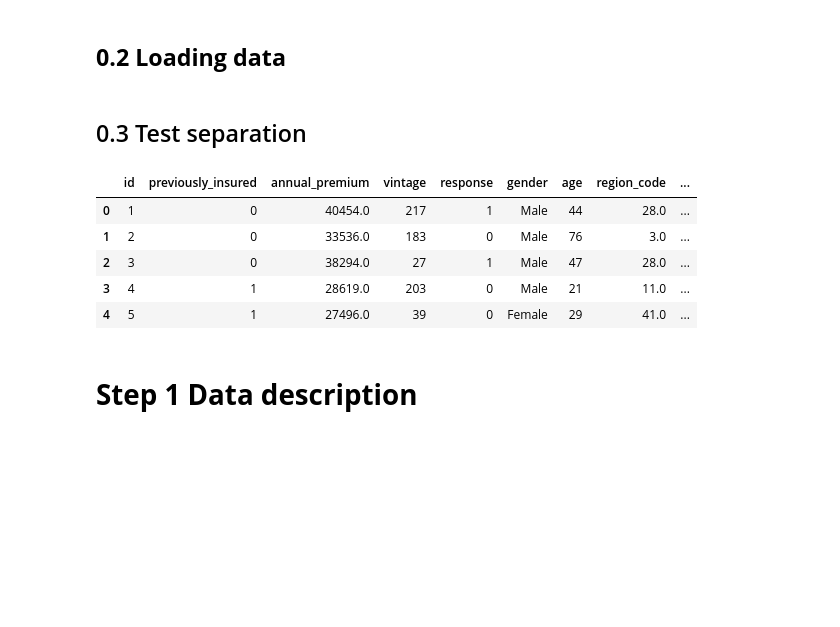
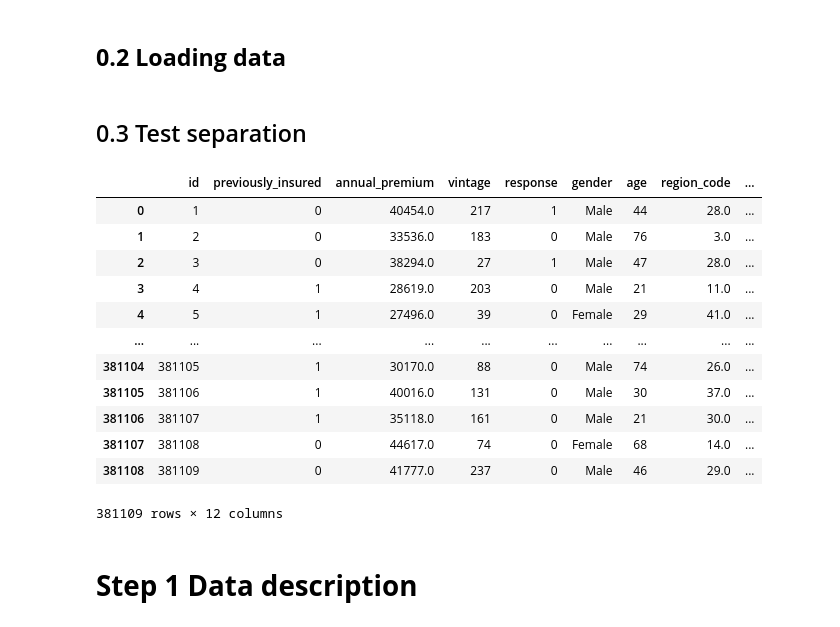
Before and after one commit to Eduardo-95-DS/Car-Insurance-Interest, a Jupyter notebook: notebooks/look_1.0-ear-health-insurance-cross-sell.ipynb, the cells around one changed output. Saved outputs shown, nothing was run; the diff lists cells and outputs as text; code cells hidden in the pictures; blank space fills up the shorter version.

```diff
--- a/notebooks/look_1.0-ear-health-insurance-cross-sell.ipynb
+++ b/notebooks/look_1.0-ear-health-insurance-cross-sell.ipynb
@@ -177,14 +177,3 @@ df_vehicles_raw=pd.read_csv('../data/vehicle_202206101824.csv')
 # merge
 df_raw=pd.merge(df_insurance_raw,df_users_raw,how='left',on='id')
 df_raw=pd.merge(df_raw,df_vehicles_raw,how='left',on='id')
-# %% [markdown]
-## 0.3 Test separation
-# %%
-df_raw.head()
-# %% [output]
-|  | id | previously_insured | annual_premium | vintage | response | gender | age | region_code | ... |
-| 0 | 1 | 0 | 40454.0 | 217 | 1 | Male | 44 | 28.0 | ... |
-| 1 | 2 | 0 | 33536.0 | 183 | 0 | Male | 76 | 3.0 | ... |
-| 2 | 3 | 0 | 38294.0 | 27 | 1 | Male | 47 | 28.0 | ... |
-| 3 | 4 | 1 | 28619.0 | 203 | 0 | Male | 21 | 11.0 | ... |
-| 4 | 5 | 1 | 27496.0 | 39 | 0 | Female | 29 | 41.0 | ... |
@@ -199,0 +180,18 @@ df_raw=df_raw.reset_index(drop=True)
+# %% [markdown]
+## 0.3 Test separation
+# %%
+df_raw
+# %% [output]
+|  | id | previously_insured | annual_premium | vintage | response | gender | age | region_code | ... |
+| 0 | 1 | 0 | 40454.0 | 217 | 1 | Male | 44 | 28.0 | ... |
+| 1 | 2 | 0 | 33536.0 | 183 | 0 | Male | 76 | 3.0 | ... |
+| 2 | 3 | 0 | 38294.0 | 27 | 1 | Male | 47 | 28.0 | ... |
+| 3 | 4 | 1 | 28619.0 | 203 | 0 | Male | 21 | 11.0 | ... |
+| 4 | 5 | 1 | 27496.0 | 39 | 0 | Female | 29 | 41.0 | ... |
+| ... | ... | ... | ... | ... | ... | ... | ... | ... | ... |
+| 381104 | 381105 | 1 | 30170.0 | 88 | 0 | Male | 74 | 26.0 | ... |
+| 381105 | 381106 | 1 | 40016.0 | 131 | 0 | Male | 30 | 37.0 | ... |
+| 381106 | 381107 | 1 | 35118.0 | 161 | 0 | Male | 21 | 30.0 | ... |
+| 381107 | 381108 | 0 | 44617.0 | 74 | 0 | Female | 68 | 14.0 | ... |
+| 381108 | 381109 | 0 | 41777.0 | 237 | 0 | Male | 46 | 29.0 | ... |
+381109 rows × 12 columns
```
Also changed, not shown: parts of 43 cells of this notebook.
